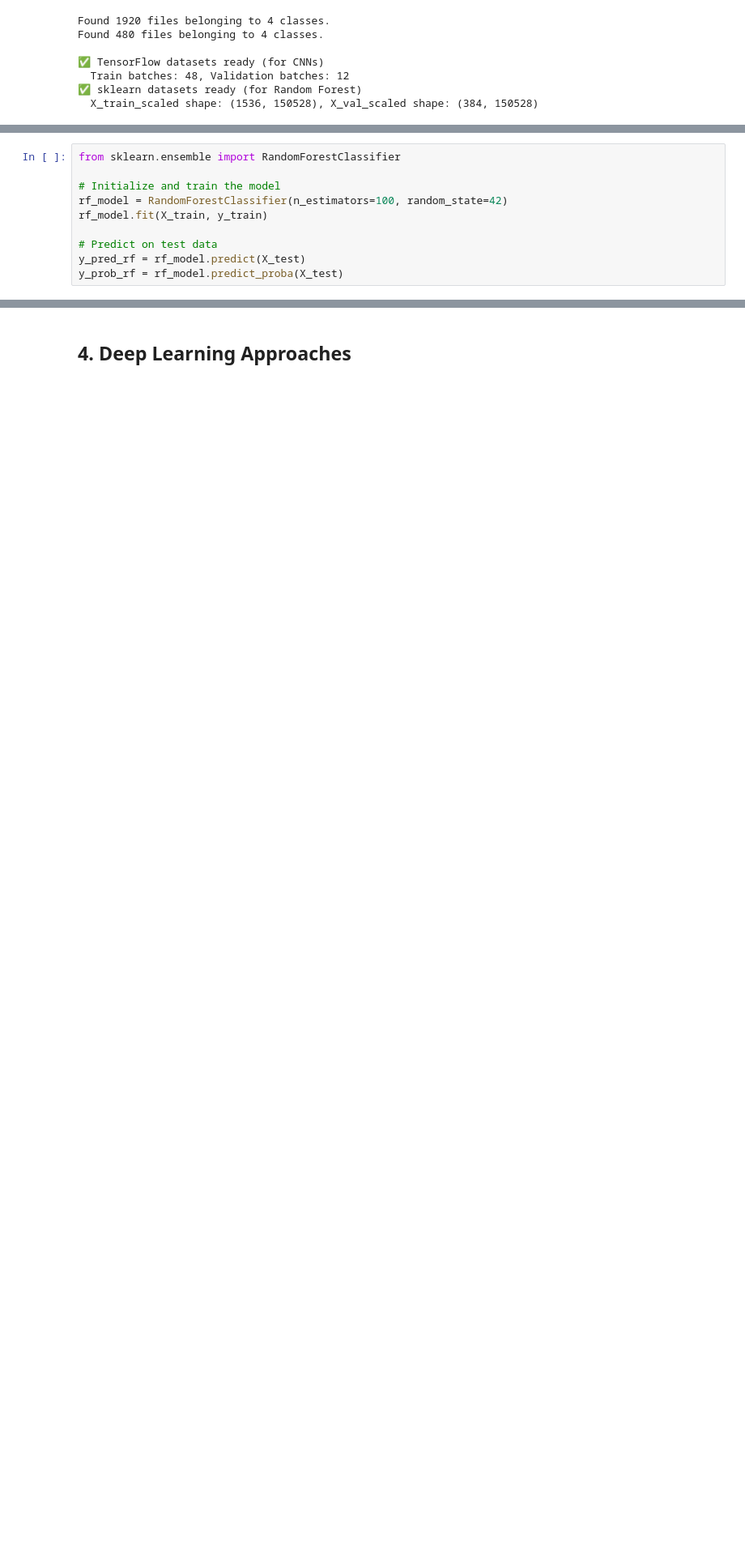
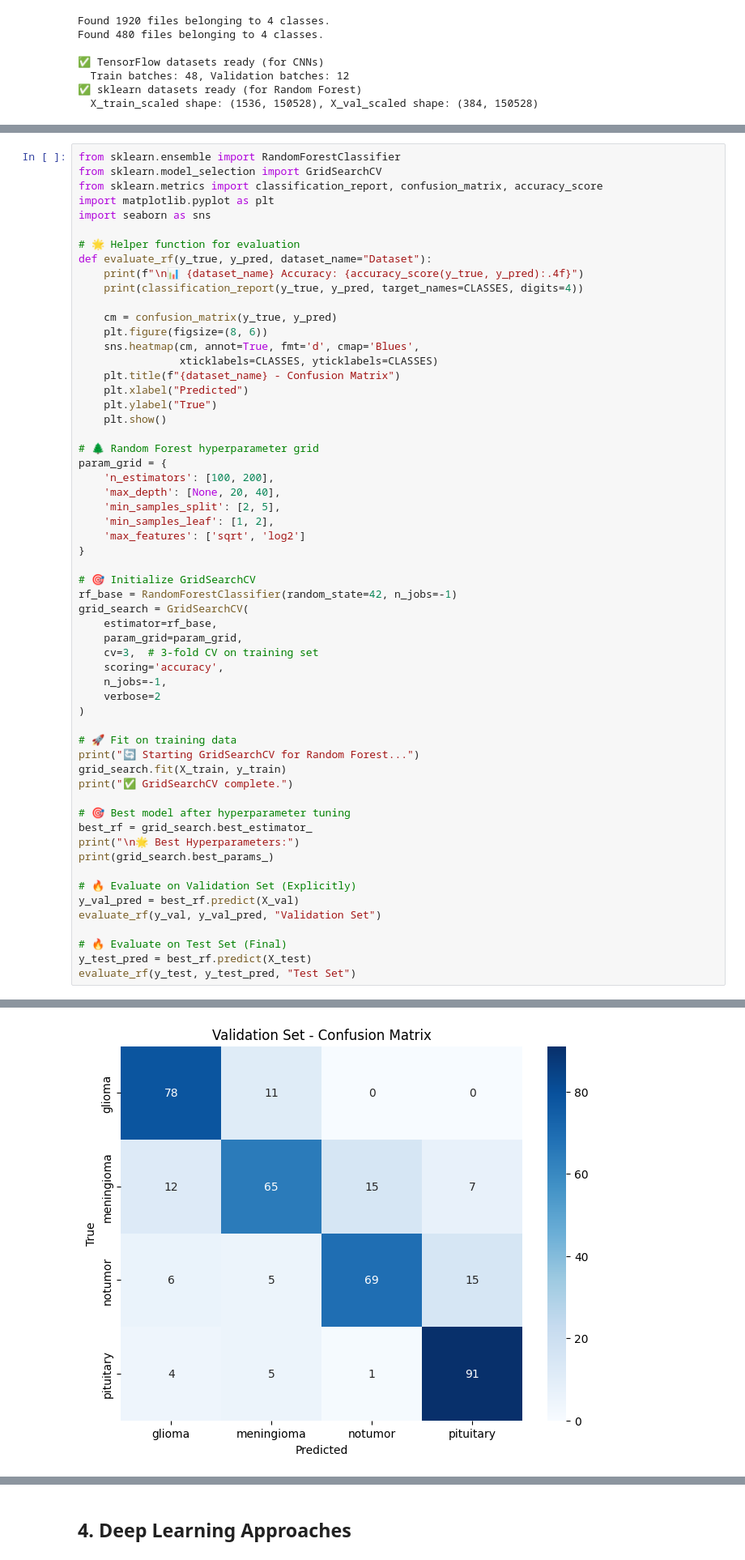
Before and after one commit to 2300914/CSC3109_ML, a Jupyter notebook: T16.ipynb, the cells around one changed output, grey strips where cells are left out. Shown at 81% size. Drawn from its saved outputs; the diff is of its cells as text; blank space fills up the shorter version.

Commit message:
training

```diff
--- a/T16.ipynb
+++ b/T16.ipynb
@@ -1288,10 +1211,0 @@ evaluate_model("Random Forest (Test)", y_test, y_test_pred, y_test_prob)
-# %%
-from sklearn.ensemble import RandomForestClassifier
-
-# Initialize and train the model
-rf_model = RandomForestClassifier(n_estimators=100, random_state=42)
-rf_model.fit(X_train, y_train)
-
-# Predict on test data
-y_pred_rf = rf_model.predict(X_test)
-y_prob_rf = rf_model.predict_proba(X_test)
@@ -1319,0 +1212,59 @@ Macro-averaged ROC AUC: 0.9336
+# %%
+from sklearn.ensemble import RandomForestClassifier
+from sklearn.model_selection import GridSearchCV
+from sklearn.metrics import classification_report, confusion_matrix, accuracy_score
+import matplotlib.pyplot as plt
+import seaborn as sns
+
+# 🌟 Helper function for evaluation
+def evaluate_rf(y_true, y_pred, dataset_name="Dataset"):
+    print(f"\n📊 {dataset_name} Accuracy: {accuracy_score(y_true, y_pred):.4f}")
+    print(classification_report(y_true, y_pred, target_names=CLASSES, digits=4))
+
+    cm = confusion_matrix(y_true, y_pred)
+    plt.figure(figsize=(8, 6))
+    sns.heatmap(cm, annot=True, fmt='d', cmap='Blues',
+                xticklabels=CLASSES, yticklabels=CLASSES)
+    plt.title(f"{dataset_name} - Confusion Matrix")
+    plt.xlabel("Predicted")
+    plt.ylabel("True")
+    plt.show()
+
+# 🌲 Random Forest hyperparameter grid
+param_grid = {
+    'n_estimators': [100, 200],
+    'max_depth': [None, 20, 40],
+    'min_samples_split': [2, 5],
+    'min_samples_leaf': [1, 2],
+    'max_features': ['sqrt', 'log2']
+}
+
+# 🎯 Initialize GridSearchCV
+rf_base = RandomForestClassifier(random_state=42, n_jobs=-1)
+grid_search = GridSearchCV(
+    estimator=rf_base,
+    param_grid=param_grid,
+    cv=3,  # 3-fold CV on training set
+    scoring='accuracy',
+    n_jobs=-1,
+    verbose=2
+)
+
+# 🚀 Fit on training data
+print("🔄 Starting GridSearchCV for Random Forest...")
+grid_search.fit(X_train, y_train)
+print("✅ GridSearchCV complete.")
+
+# 🎯 Best model after hyperparameter tuning
+best_rf = grid_search.best_estimator_
+print("\n🌟 Best Hyperparameters:")
+print(grid_search.best_params_)
+
+# 🔥 Evaluate on Validation Set (Explicitly)
+y_val_pred = best_rf.predict(X_val)
+evaluate_rf(y_val, y_val_pred, "Validation Set")
+
+# 🔥 Evaluate on Test Set (Final)
+y_test_pred = best_rf.predict(X_test)
+evaluate_rf(y_test, y_test_pred, "Test Set")
+# %% [output]
@@ -1319,0 +1289 @@ Macro-averaged ROC AUC: 0.9336
+[figure, added]
```
Also changed, not shown: parts of 8 cells of this notebook.
